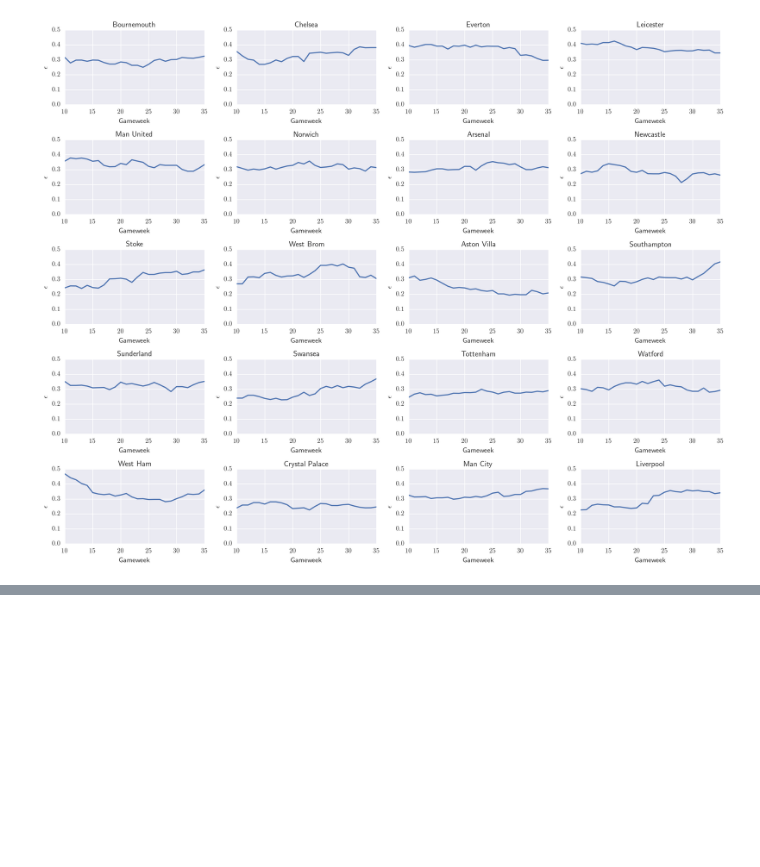
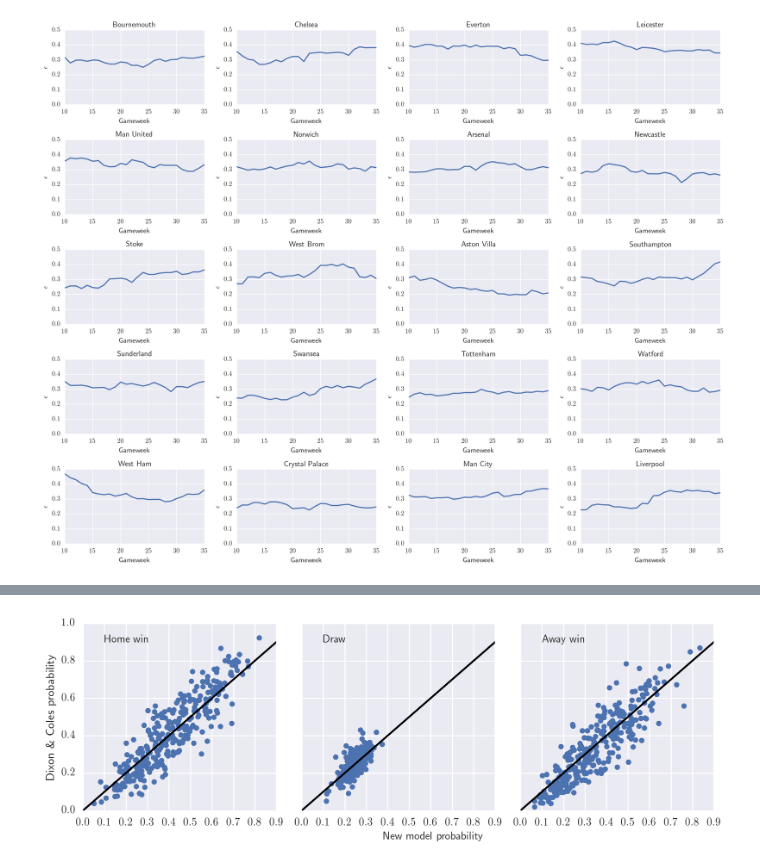
Before and after one commit to anguswilliams91/FPL, a Jupyter notebook: ShotsOnTarget.ipynb, the cells around one changed output, grey strips where cells are left out. Saved outputs shown, nothing was run; the diff lists cells and outputs as text; code cells hidden in the pictures; blank space fills up the shorter version.

```diff
--- a/ShotsOnTarget.ipynb
+++ b/ShotsOnTarget.ipynb
@@ -91,0 +123,18 @@ for i,team in enumerate(teams):
+# %%
+data_shots = d.calculate_odds(data,zeta=0.003,model='shots').dropna()
+data_basic = d.calculate_odds(data,zeta=0.003,model='basic').dropna()
+# %%
+fig,ax = plt.subplots(1,3,figsize=(9,3),sharey=True,sharex=True)
+x = np.linspace(0.,0.9)
+ax[0].plot(data_shots['ProbHomeWin'],data_basic['ProbHomeWin'],'o',ms=5)
+ax[1].plot(data_shots['ProbDraw'],data_basic['ProbDraw'],'o',ms=5)
+ax[2].plot(data_shots['ProbAwayWin'],data_basic['ProbAwayWin'],'o',ms=5)
+for axi in ax:
+    axi.plot(x,x,c='k')
+ax[0].set_ylabel("Dixon \\& Coles probability")
+fig.text(0.5,0.,"New model probability")
+ax[0].text(0.1,0.9,"Home win")
+ax[1].text(0.1,0.9,"Draw")
+ax[2].text(0.1,0.9,"Away win");
+# %% [output]
+[figure, added]
```
Also changed, not shown: parts of 14 cells of this notebook.
